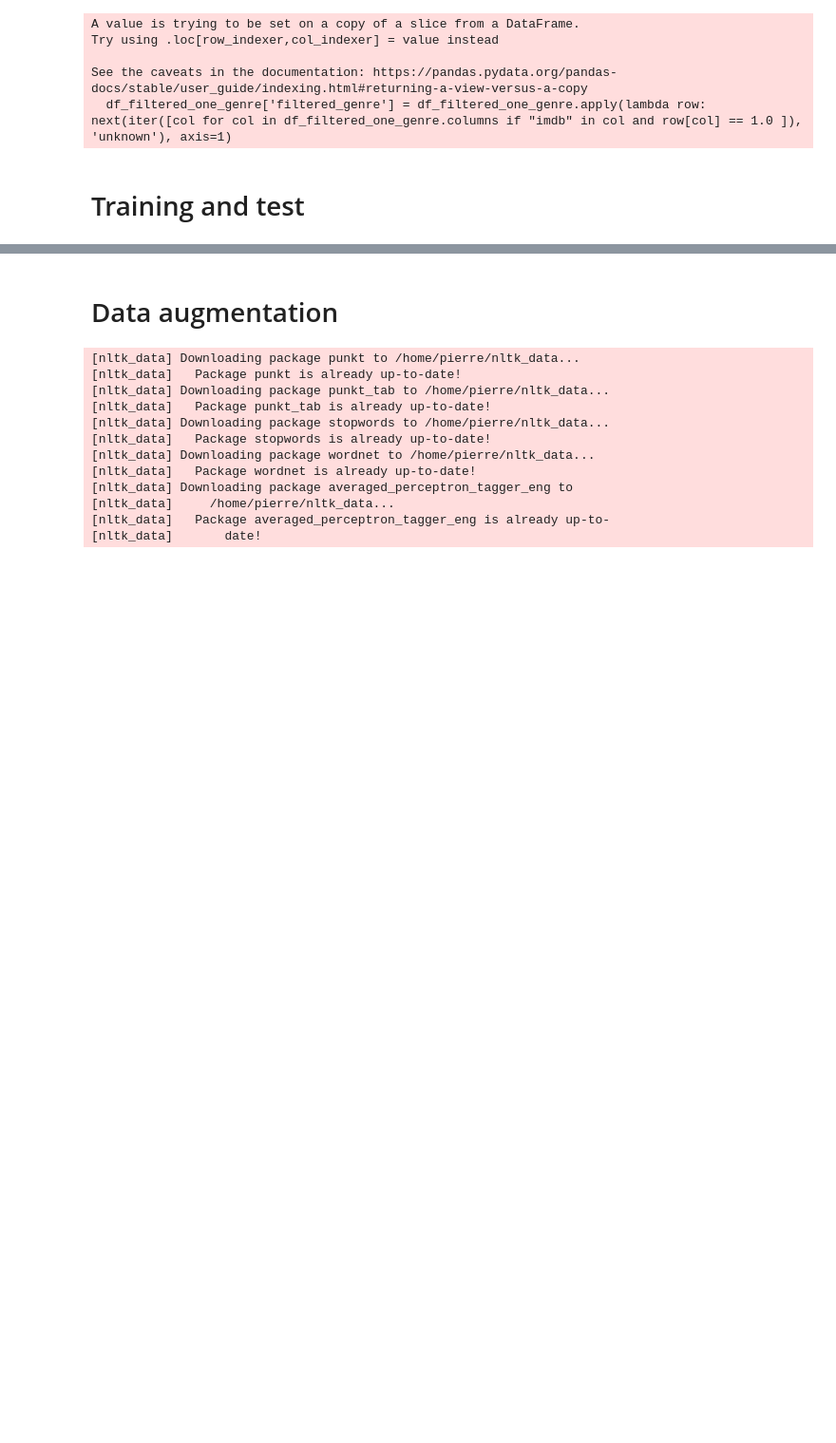
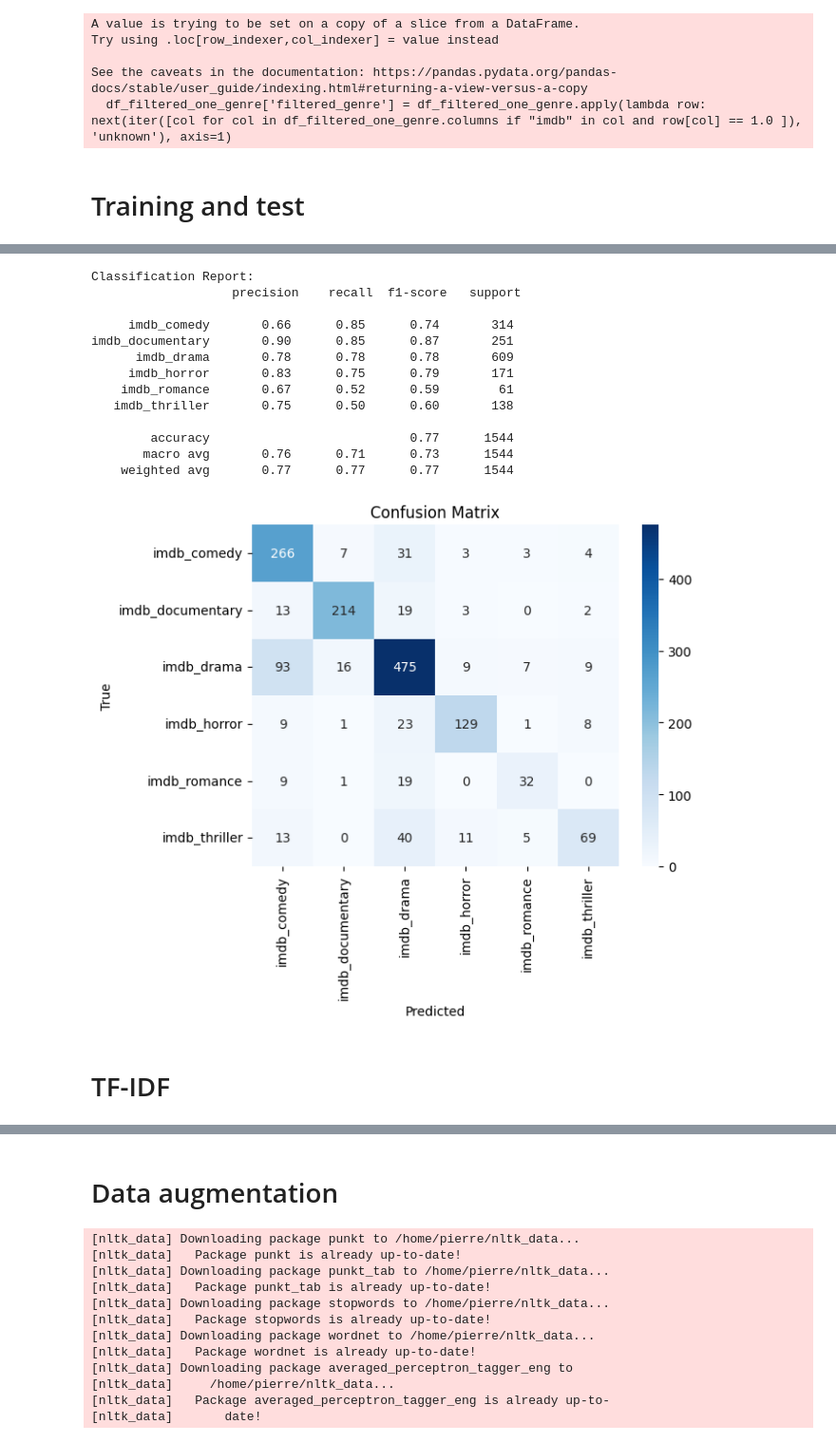
Before and after one commit to SolideSpoke/Movie-Script-Classification-and-Generation, a Jupyter notebook: project/best_models_classification/ffn.ipynb, the cells around one changed output, grey strips where cells are left out. Shown at 95% size. Cells and saved outputs as stored; diff of their text form; code cells hidden in the pictures; blank space fills up the shorter version.

```diff
--- a/project/best_models_classification/ffn.ipynb
+++ b/project/best_models_classification/ffn.ipynb
@@ -143,3 +140,14 @@ X_test_token = [word_tokenize(script) for script in X_test]
+# %%
+from nltk.corpus import stopwords
+stop_words = set(stopwords.words('english'))
+
+def preprocess(script):
+    tokens = word_tokenize(script.lower())
+    filtered = [token for token in tokens if token.isalpha() and token not in stop_words]
+    return filtered
+
+X_train_token = [preprocess(script) for script in X_train]
+X_test_token = [preprocess(script) for script in X_test]
 # %%
 word2vec = Word2Vec(sentences=X_train_token, vector_size=300, window=5, min_count=2, workers=4)
 # %%
@@ -186,0 +196,19 @@ Early stopping triggered at epoch 529
+# %%
+test(dataloader_test,model,loss_fnc,encoder)
+# %% [output]
+Classification Report:
+                   precision    recall  f1-score   support
+
+     imdb_comedy       0.66      0.85      0.74       314
+imdb_documentary       0.90      0.85      0.87       251
+      imdb_drama       0.78      0.78      0.78       609
+     imdb_horror       0.83      0.75      0.79       171
+    imdb_romance       0.67      0.52      0.59        61
+   imdb_thriller       0.75      0.50      0.60       138
+
+        accuracy                           0.77      1544
+       macro avg       0.76      0.71      0.73      1544
+    weighted avg       0.77      0.77      0.77      1544
+[figure, added]
+# %% [markdown]
+# TF-IDF
```
Also changed, not shown: parts of 8 cells of this notebook, 1 other file.
